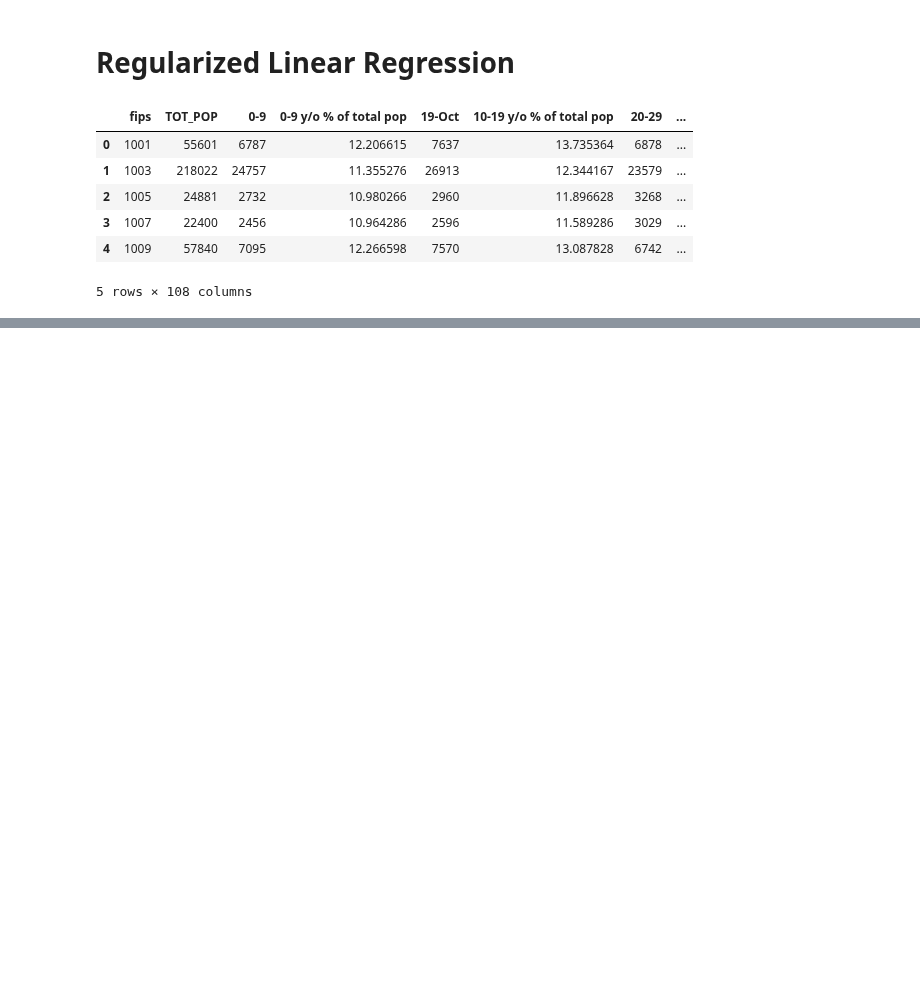
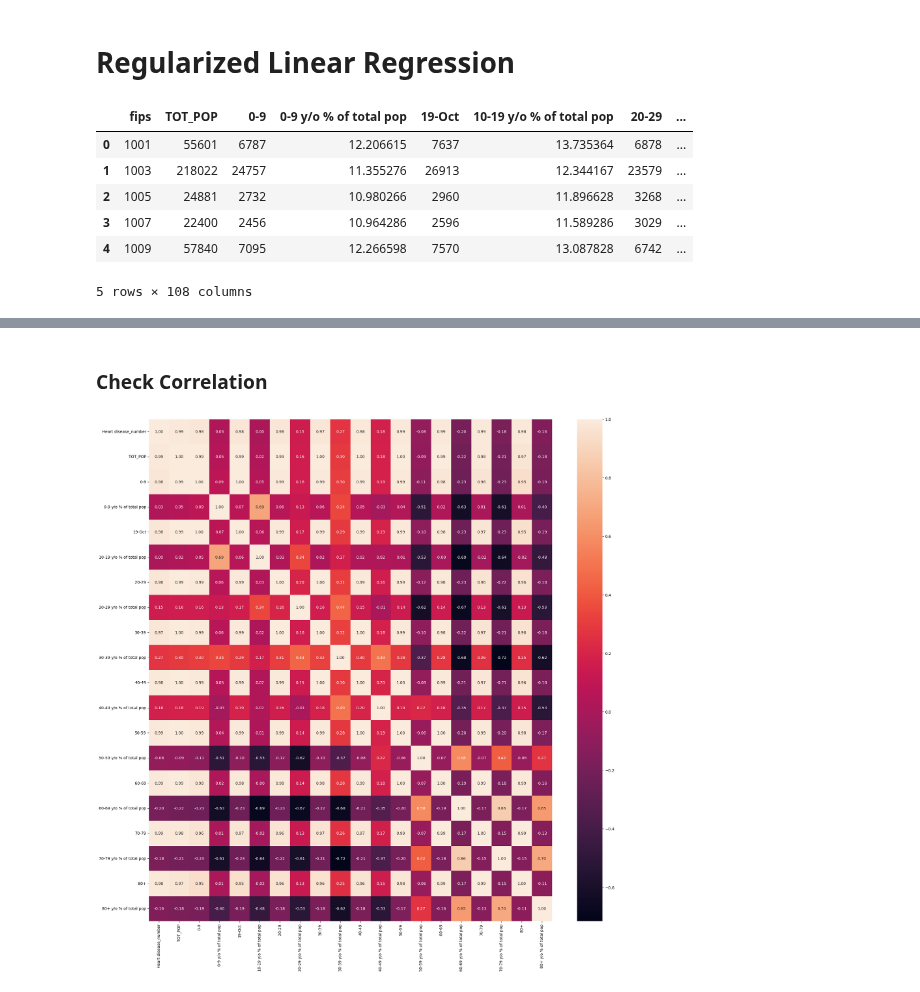
Before and after one commit to Diegomca98/4geeks-ml-template-prjs, a Jupyter notebook: src/explore.ipynb, the cells around one changed output, grey strips where cells are left out. Drawn from its saved outputs; the diff is of its cells as text; code cells hidden in the pictures; blank space fills up the shorter version.

```diff
--- a/src/explore.ipynb
+++ b/src/explore.ipynb
@@ -26,0 +45,2 @@ df.head()
+# %%
+df = df.drop_duplicates().reset_index(drop = True)
@@ -26,0 +107,2 @@ df.head()
+# %% [markdown]
+### Check Correlation
@@ -26,0 +112,25 @@ df.head()
+# %%
+b1 = ['Heart disease_number','TOT_POP','0-9','0-9 y/o % of total pop','19-Oct','10-19 y/o % of total pop','20-29','20-29 y/o % of total pop','30-39','30-39 y/o % of total pop','40-49','40-49 y/o % of total pop','50-59','50-59 y/o % of total pop','60-69','60-69 y/o % of total pop','70-79','70-79 y/o % of total pop','80+', '80+ y/o % of total pop']
+b2 = ['Heart disease_number','White-alone pop','% White-alone','Black-alone pop','% Black-alone','Native American/American Indian-alone pop','% NA/AI-alone','Asian-alone pop','% Asian-alone','Hawaiian/Pacific Islander-alone pop','% Hawaiian/PI-alone','Two or more races pop','% Two or more races']
+b3 = ['Heart disease_number','POP_ESTIMATE_2018','N_POP_CHG_2018','GQ_ESTIMATES_2018','R_birth_2018','R_death_2018','R_NATURAL_INC_2018','R_INTERNATIONAL_MIG_2018','R_DOMESTIC_MIG_2018','R_NET_MIG_2018']
+b4 = ['Heart disease_number','Less than a high school diploma 2014-18','High school diploma only 2014-18',"Some college or associate's degree 2014-18","Bachelor's degree or higher 2014-18",'Percent of adults with less than a high school diploma 2014-18','Percent of adults with a high school diploma only 2014-18',"Percent of adults completing some college or associate's degree 2014-18","Percent of adults with a bachelor's degree or higher 2014-18"]
+b5 = ['Heart disease_number','POVALL_2018','PCTPOVALL_2018','PCTPOV017_2018','PCTPOV517_2018','MEDHHINC_2018','CI90LBINC_2018','CI90UBINC_2018']
+b6 = ['Heart disease_number','Civilian_labor_force_2018','Employed_2018','Unemployed_2018','Unemployment_rate_2018','Median_Household_Income_2018','Med_HH_Income_Percent_of_State_Total_2018']
+b7 = ['Heart disease_number','Active Physicians per 100000 Population 2018 (AAMC)','Total Active Patient Care Physicians per 100000 Population 2018 (AAMC)','Active Primary Care Physicians per 100000 Population 2018 (AAMC)','Active Patient Care Primary Care Physicians per 100000 Population 2018 (AAMC)','Active General Surgeons per 100000 Population 2018 (AAMC)','Active Patient Care General Surgeons per 100000 Population 2018 (AAMC)','Total nurse practitioners (2019)','Total physician assistants (2019)','Total Hospitals (2019)','Internal Medicine Primary Care (2019)','Family Medicine/General Practice Primary Care (2019)','Total Specialist Physicians (2019)','ICU Beds_x']
+b8 = ['Heart disease_number','fips','Total Population','Population Aged 60+','Percent of Population Aged 60+','STATE_FIPS','CNTY_FIPS','county_pop2018_18 and older']
+b9 = ['Heart disease_number','anycondition_prevalence','anycondition_Lower 95% CI','anycondition_Upper 95% CI','anycondition_number','Obesity_prevalence','Obesity_Lower 95% CI','Obesity_Upper 95% CI','Obesity_number','Heart disease_prevalence','Heart disease_Lower 95% CI','Heart disease_Upper 95% CI','COPD_prevalence','COPD_Lower 95% CI','COPD_Upper 95% CI','COPD_number','diabetes_prevalence','diabetes_Lower 95% CI','diabetes_Upper 95% CI','diabetes_number','CKD_prevalence','CKD_Lower 95% CI','CKD_Upper 95% CI','CKD_number']
+# %%
+fig = plt.figure(figsize=(20,20))
+
+sns.heatmap(
+    df[
+        b1
+    ].corr(),
+    annot=True,
+    fmt = ".2f"
+)
+
+plt.tight_layout()
+plt.show()
+# %% [output]
+[figure, added]
```
Also changed, not shown: parts of 42 cells of this notebook, 5 other files.
